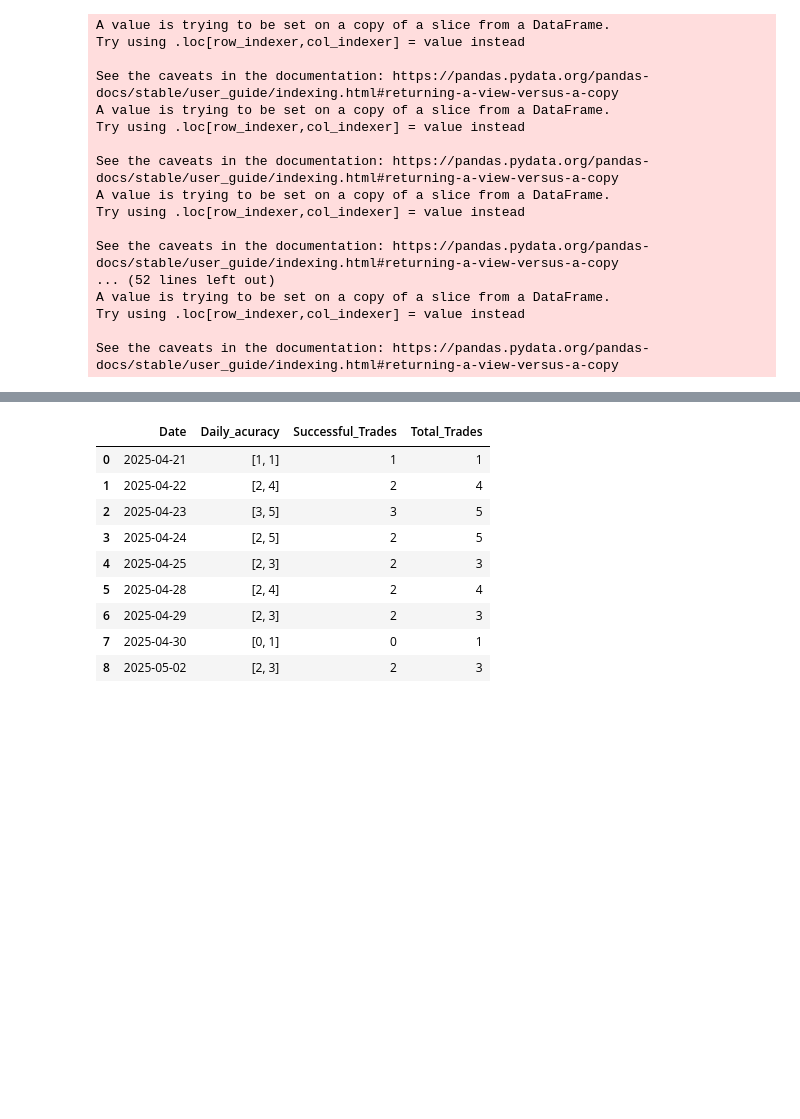
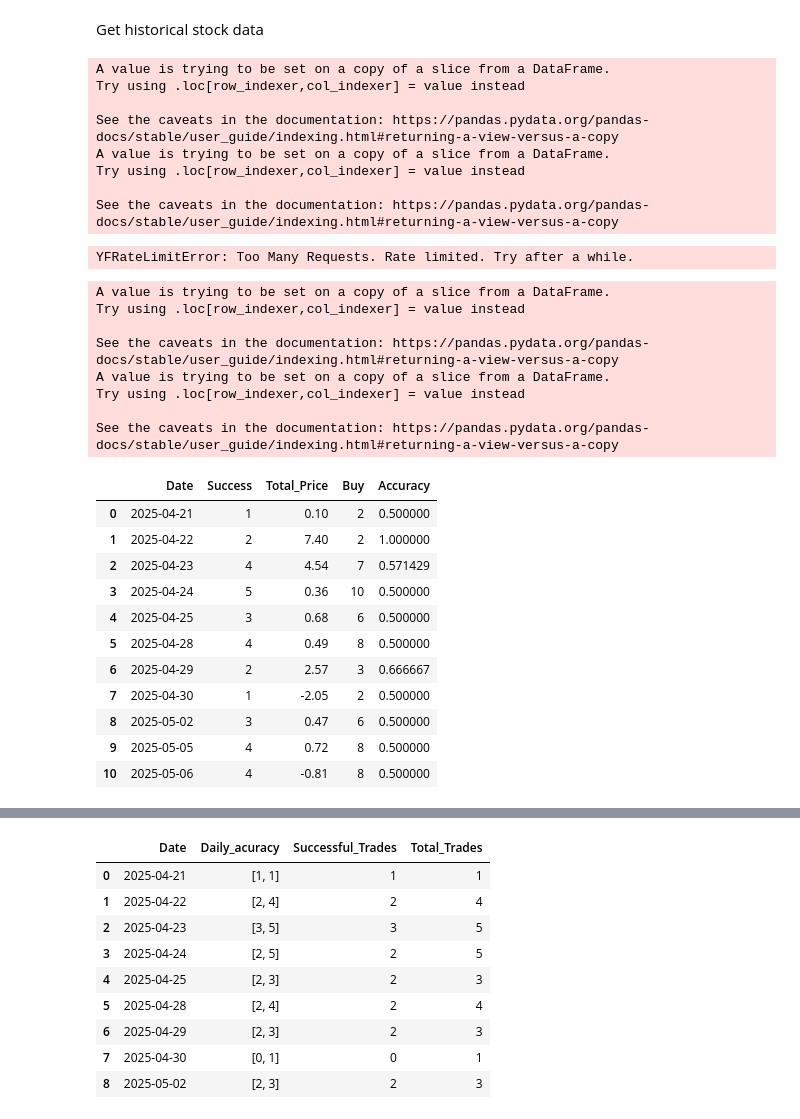
Before and after one commit to sbs87/Random_Projects, a Jupyter notebook: stock_reccomender/DayTrader_Analysis.ipynb, the cells around one changed output, grey strips where cells are left out. Cells and saved outputs as stored; diff of their text form; code cells hidden in the pictures; blank space fills up the shorter version.

```diff
--- a/stock_reccomender/DayTrader_Analysis.ipynb
+++ b/stock_reccomender/DayTrader_Analysis.ipynb
@@ -5,9 +215,6 @@
+# %% [markdown]
+Get historical stock data
 # %%
-import pandas as pd
-import plotnine as p9
-import yfinance as yf
-
-
 def get_stock_data(symbol, start_date, end_date, stock_interval="1m"):
     """
     Fetch historical stock data for a given symbol and date range.
@@ -43,22 +250,6 @@ def combine_data(stock_df,order_df,stock_key='Datetime', order_key='FilledTime_d
     )
 
     return merged_df
-
-def filter_data(data, universal_time_col='Datetime', filtering_time_col="FilledTime_dt_ny", time_buffer_minutes=10):
-    """
-    Filter the data to include rows within a time interval of +/- time_buffer_minutes.
-
-    Parameters:
-    - data (pd.DataFrame): The input DataFrame containing a time column.
-    - time_column (str): The name of the time column in the DataFrame.
-    - time_buffer_minutes (int): The number of minutes to extend the time range.
-
-    Returns:
-    - pd.DataFrame: A filtered DataFrame within the specified time interval.
-    """
-    min_time = data[filtering_time_col].min() - pd.Timedelta(minutes=time_buffer_minutes)
-    max_time = data[filtering_time_col].max() + pd.Timedelta(minutes=time_buffer_minutes)
-    return data[(data[universal_time_col] >= min_time) & (data[universal_time_col] <= max_time)]
 
 
 
@@ -100,16 +291,7 @@ def generate_candlestick_plot(stock_order_df, timedata_width=2.5, date = "", sto
     candlestick_plot.save(f"candlestick_plot_{date}_{stock_symbol}_{interval}mins.png", dpi=300)
     return candlestick_plot
 
-# Load the CSV file
-order_records = pd.read_csv("~/Downloads/Webull_Orders_Records.csv")
 
-# Filter rows where the 'status' column is 'Filled'
-filled_orders = order_records[order_records['Status'] == 'Filled']
-filled_orders['FilledTime_dt']=pd.to_datetime(filled_orders['Filled Time'].str.replace(" EDT",""), format="%m/%d/%Y %H:%M:%S")
-filled_orders['FilledTime_dt_ny'] = filled_orders['FilledTime_dt'].dt.tz_localize('America/New_York')
-#filled_orders.pivot(index=['Symbol', 'Placed Time'], columns='Side', values='Avg Price').reset_index()
-
-dates = filled_orders['FilledTime_dt_ny'].dt.date.drop_duplicates()
 
 for start_date in dates:
     # Filter the DataFrame for the current date
@@ -142,12 +324,40 @@ A value is trying to be set on a copy of a slice from a DataFrame.
 Try using .loc[row_indexer,col_indexer] = value instead
 
 See the caveats in the documentation: https://pandas.pydata.org/pandas-docs/stable/user_guide/indexing.html#returning-a-view-versus-a-copy
-A value is trying to be set on a copy of a slice from a DataFrame.
-Try using .loc[row_indexer,col_indexer] = value instead
-
-See the caveats in the documentation: https://pandas.pydata.org/pandas-docs/stable/user_guide/indexing.html#returning-a-view-versus-a-copy
-... (52 lines left out)
-A value is trying to be set on a copy of a slice from a DataFrame.
-Try using .loc[row_indexer,col_indexer] = value instead
-
-See the caveats in the documentation: https://pandas.pydata.org/pandas-docs/stable/user_guide/indexing.html#returning-a-view-versus-a-copy
+YFRateLimitError: Too Many Requests. Rate limited. Try after a while.
+# %%
+
+#TODO: 'Placed time' is being used as a key to identify buy/sell pairings. This means the actual sell placed time is lost for some trades. In future, fix this so information is retained in case we want to use it again
+# check for paired buy/sell orders
+# for all 'filled_times' + 'stock' there should only be one buy/sell order
+
+
+
+
+filled_orders['Total_Price'] = filled_orders['Avg Price']*filled_orders['Filled']
+filled_orders.loc[filled_orders['Side'] == 'Buy', 'Total_Price'] *= -1
+
+dates = filled_orders['FilledTime_dt_ny'].dt.date.drop_duplicates()
+
+# TODO: retain mismatch placed times. Otherwise this is lost
+# %% [output]
+A value is trying to be set on a copy of a slice from a DataFrame.
+Try using .loc[row_indexer,col_indexer] = value instead
+
+See the caveats in the documentation: https://pandas.pydata.org/pandas-docs/stable/user_guide/indexing.html#returning-a-view-versus-a-copy
+A value is trying to be set on a copy of a slice from a DataFrame.
+Try using .loc[row_indexer,col_indexer] = value instead
+
+See the caveats in the documentation: https://pandas.pydata.org/pandas-docs/stable/user_guide/indexing.html#returning-a-view-versus-a-copy
+|  | Date | Success | Total_Price | Buy | Accuracy |
+| 0 | 2025-04-21 | 1 | 0.10 | 2 | 0.500000 |
+| 1 | 2025-04-22 | 2 | 7.40 | 2 | 1.000000 |
+| 2 | 2025-04-23 | 4 | 4.54 | 7 | 0.571429 |
+| 3 | 2025-04-24 | 5 | 0.36 | 10 | 0.500000 |
+| 4 | 2025-04-25 | 3 | 0.68 | 6 | 0.500000 |
+| 5 | 2025-04-28 | 4 | 0.49 | 8 | 0.500000 |
+| 6 | 2025-04-29 | 2 | 2.57 | 3 | 0.666667 |
+| 7 | 2025-04-30 | 1 | -2.05 | 2 | 0.500000 |
+| 8 | 2025-05-02 | 3 | 0.47 | 6 | 0.500000 |
+| 9 | 2025-05-05 | 4 | 0.72 | 8 | 0.500000 |
+| 10 | 2025-05-06 | 4 | -0.81 | 8 | 0.500000 |
```
Also changed, not shown: parts of 10 cells of this notebook.
